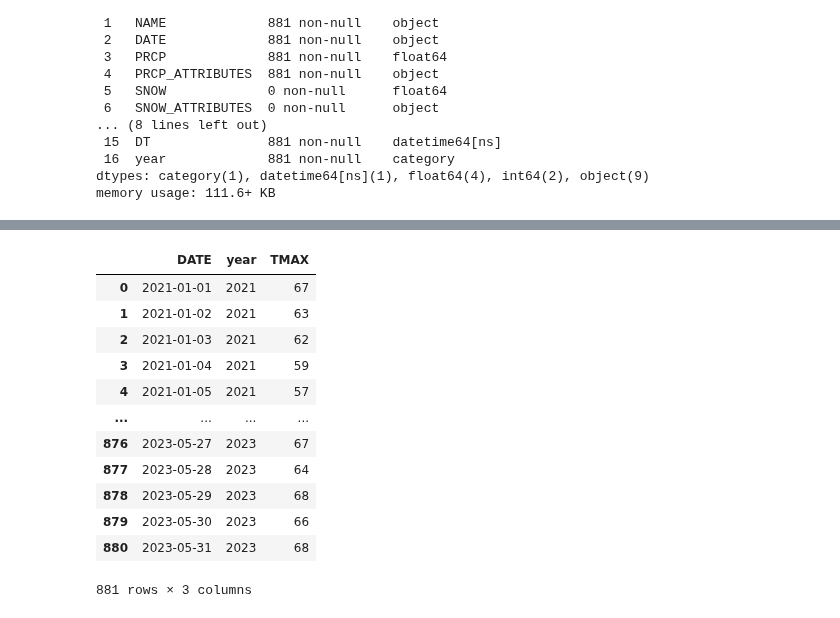
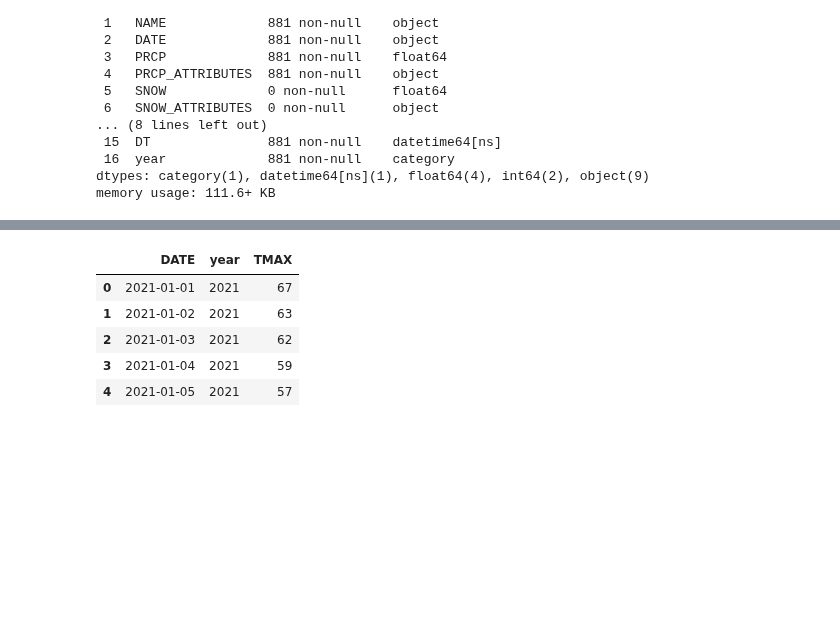
Before and after one commit to PacktPublishing/Time-Series-Analysis-with-Python-Cookbook-Second-Edition, a Jupyter notebook: code/Ch2/Chapter 2.ipynb, the cells around one changed output, grey strips where cells are left out. Cells and saved outputs as stored; diff of their text form; code cells hidden in the pictures; blank space fills up the shorter version.

Commit message:
updates to Ch2 reading Parquet recipe

```diff
--- a/code/Ch2/Chapter 2.ipynb
+++ b/code/Ch2/Chapter 2.ipynb
@@ -790,8 +752,11 @@ Data columns (total 17 columns):
 dtypes: category(1), datetime64[ns](1), float64(4), int64(2), object(9)
 memory usage: 111.6+ KB
 # %%
-filter = [('year', 'in', [2021, 2022, 2023])]
-pd.read_parquet(file, engine='pyarrow', filters=filter).info()
+filters = [('year', 'in', [2021, 2022, 2023])]
+df = pd.read_parquet(file,
+                     engine='pyarrow',
+                     filters=filters)
+df.info()
 # %% [output]
 <class 'pandas.core.frame.DataFrame'>
 RangeIndex: 881 entries, 0 to 880
@@ -842,16 +787,15 @@ memory usage: 111.6+ KB
 # %%
-pd.read_parquet(file, engine='pyarrow', filters=[('year', '>', 2020)], columns=['DATE', 'year', 'TMAX'])
+columns = ['DATE', 'year', 'TMAX']
+df = pd.read_parquet(file,
+                     engine='pyarrow',
+                     filters=filters,
+                     columns=columns)
+
+df.head()
 # %% [output]
 |  | DATE | year | TMAX |
 | 0 | 2021-01-01 | 2021 | 67 |
 | 1 | 2021-01-02 | 2021 | 63 |
 | 2 | 2021-01-03 | 2021 | 62 |
 | 3 | 2021-01-04 | 2021 | 59 |
 | 4 | 2021-01-05 | 2021 | 57 |
-| ... | ... | ... | ... |
-| 876 | 2023-05-27 | 2023 | 67 |
-| 877 | 2023-05-28 | 2023 | 64 |
-| 878 | 2023-05-29 | 2023 | 68 |
-| 879 | 2023-05-30 | 2023 | 66 |
-| 880 | 2023-05-31 | 2023 | 68 |
-881 rows × 3 columns
```
Also changed, not shown: parts of 42 cells of this notebook.
